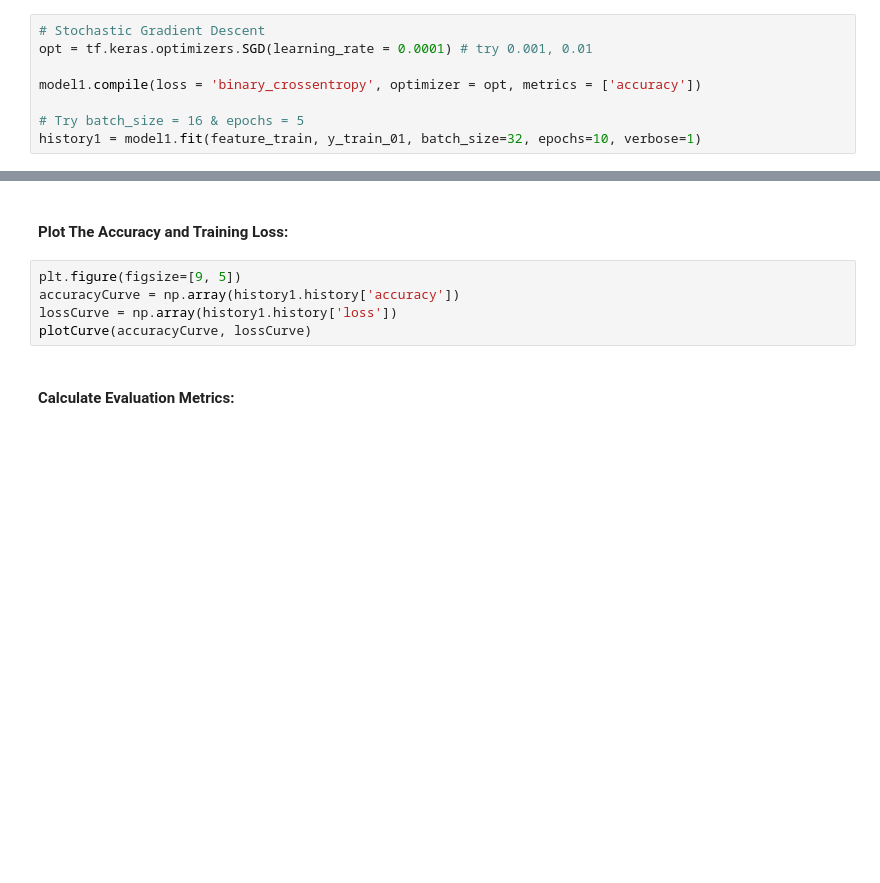
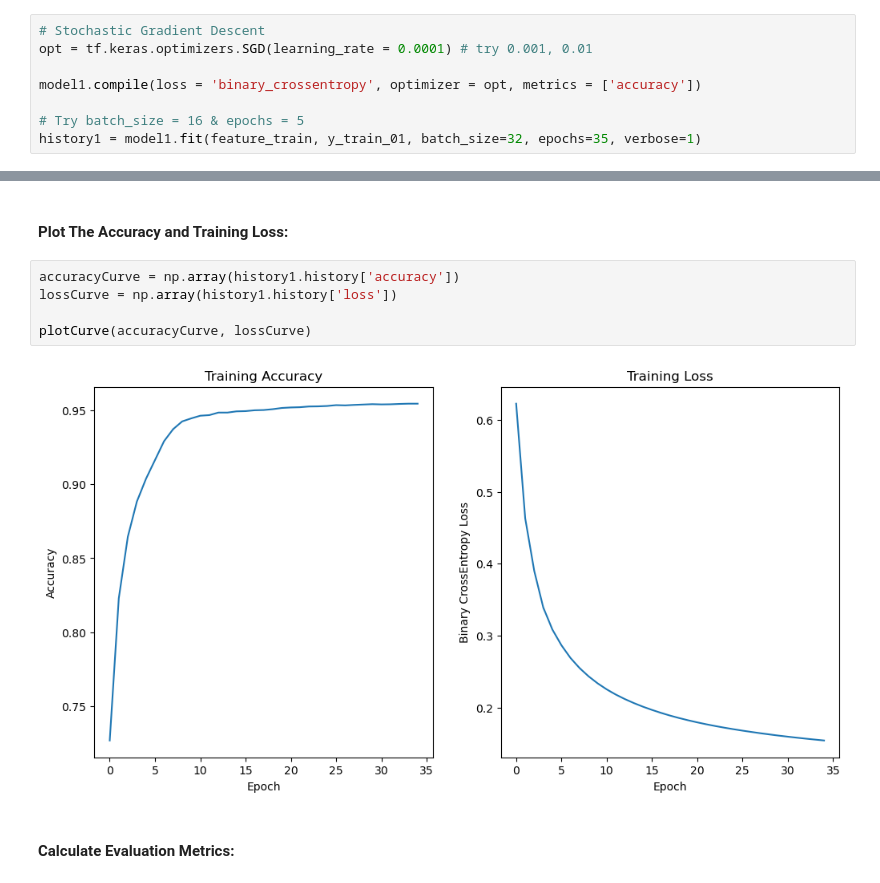
Before and after one commit to ADolbyB/deep-learning-python, a Jupyter notebook: Lectures/lecture6.ipynb, the cells around one changed output, grey strips where cells are left out. Drawn from its saved outputs; the diff is of its cells as text; blank space fills up the shorter version.

```diff
--- a/Lectures/lecture6.ipynb
+++ b/Lectures/lecture6.ipynb
@@ -241,4 +347,4 @@ opt = tf.keras.optimizers.SGD(learning_rate = 0.0001) # try 0.001, 0.01
 model1.compile(loss = 'binary_crossentropy', optimizer = opt, metrics = ['accuracy'])
 
 # Try batch_size = 16 & epochs = 5
-history1 = model1.fit(feature_train, y_train_01, batch_size=32, epochs=10, verbose=1)
+history1 = model1.fit(feature_train, y_train_01, batch_size=32, epochs=35, verbose=1)
@@ -245,10 +369,12 @@ history1 = model1.fit(feature_train, y_train_01, batch_size=32, epochs=10, verbo
 # %% [markdown]
 #### Plot The Accuracy and Training Loss:
 # %%
-plt.figure(figsize=[9, 5])
 accuracyCurve = np.array(history1.history['accuracy'])
 lossCurve = np.array(history1.history['loss'])
+
 plotCurve(accuracyCurve, lossCurve)
+# %% [output]
+[figure, added]
 # %% [markdown]
 #### Calculate Evaluation Metrics:
 # %%
```
Also changed, not shown: parts of 27 cells of this notebook.
